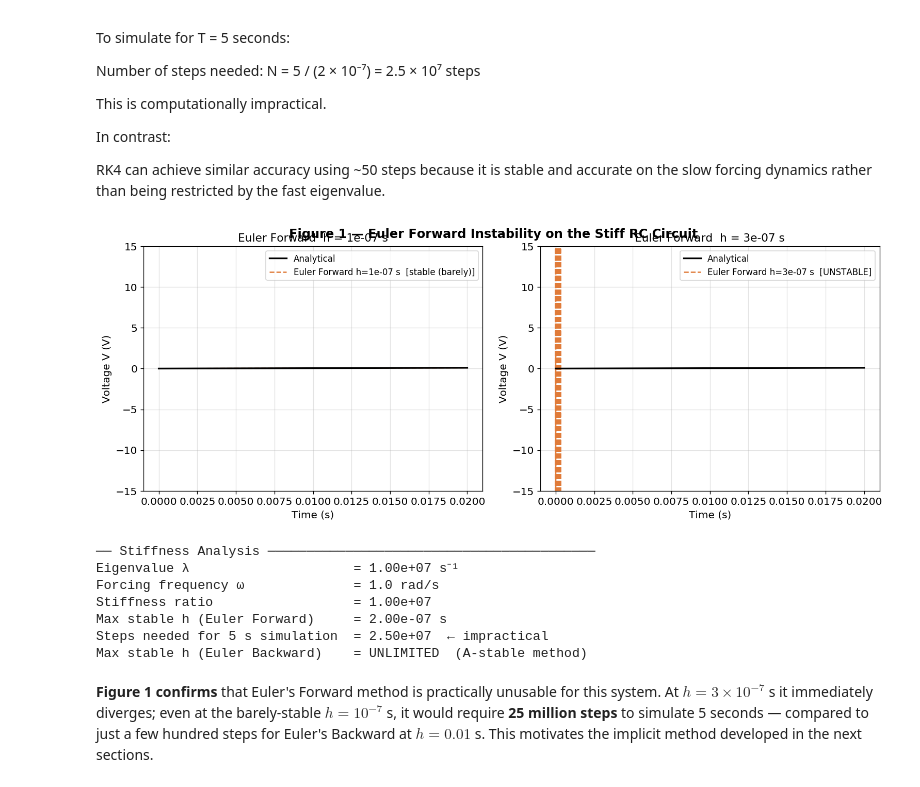
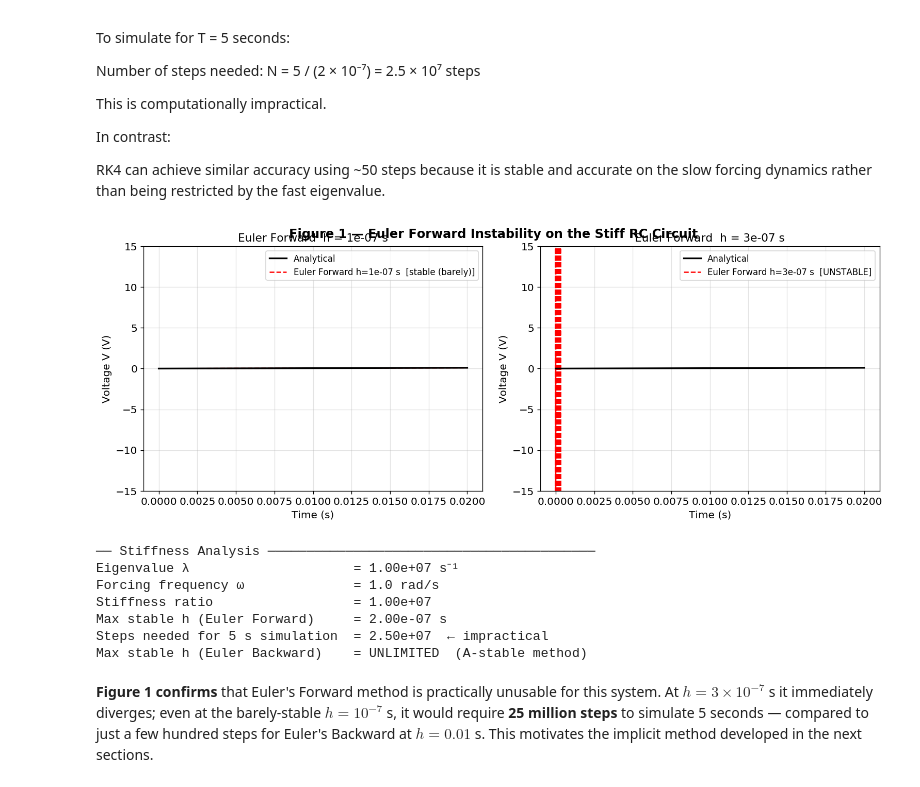
Before and after one commit to akshaymall/COE311K, a Jupyter notebook: Final Project/Mallireddy_Ramaakshay_COE311K_FinalProject.ipynb, the cells around one changed output. Saved outputs shown, nothing was run; the diff lists cells and outputs as text; code cells hidden in the pictures.

```diff
--- a/Final Project/Mallireddy_Ramaakshay_COE311K_FinalProject.ipynb
+++ b/Final Project/Mallireddy_Ramaakshay_COE311K_FinalProject.ipynb
@@ -816,49 +813,72 @@ def analytical_V(t):
 t_short = (0.0, 0.02)
 h_eu_stable   = 1e-7       # just inside stability boundary
 h_eu_unstable = 3e-7       # just outside — should blow up
 
 t_ref_s = np.linspace(*t_short, 10000)
 V_ref_s = analytical_V(t_ref_s)
 
 t_eu_s, V_eu_s   = euler_forward_scalar(rc_rhs, t_short, V0, h_eu_stable)
 t_eu_u, V_eu_u   = euler_forward_scalar(rc_rhs, t_short, V0, h_eu_unstable)
 
 fig, axes = plt.subplots(1, 2, figsize=(13, 5))
 fig.suptitle('Figure 1 — Euler Forward Instability on the Stiff RC Circuit', fontweight='bold')
 
-for ax, (te, Ve, h_val, stable_flag) in zip(
-        axes,
-        [(t_eu_s, V_eu_s, h_eu_stable, True),
-         (t_eu_u, V_eu_u, h_eu_unstable, False)]):
-    ax.plot(t_ref_s, V_ref_s, 'k-', lw=2, label='Analytical', zorder=5)
-    status = 'stable (barely)' if stable_flag else 'UNSTABLE'
-    ax.plot(te, np.clip(Ve, -20, 20), '--',
-            color='#e07b39', lw=1.5, label=f'Euler Forward h={h_val:.0e} s  [{status}]')
-    ax.set_xlabel('Time (s)')
-    ax.set_ylabel('Voltage V (V)')
-    ax.set_title(f'Euler Forward  h = {h_val:.0e} s')
-    ax.set_ylim(-15, 15)
-    ax.legend()
-    ax.grid(True, alpha=0.35)
+# --- First subplot (stable case) ---
+ax = axes[0]
+te = t_eu_s
+Ve = V_eu_s
+h_val = h_eu_stable
+stable_flag = True
+
+ax.plot(t_ref_s, V_ref_s, 'k-', lw=2, label='Analytical', zorder=5)
+status = 'stable (barely)' if stable_flag else 'UNSTABLE'
+ax.plot(te, np.clip(Ve, -20, 20), '--',
+        color='red', lw=1.5,
+        label=f'Euler Forward h={h_val:.0e} s  [{status}]')
+ax.set_xlabel('Time (s)')
+ax.set_ylabel('Voltage V (V)')
+ax.set_title(f'Euler Forward  h = {h_val:.0e} s')
+ax.set_ylim(-15, 15)
+ax.legend()
+ax.grid(True, alpha=0.35)
+
+
+# --- Second subplot (unstable case) ---
+ax = axes[1]
+te = t_eu_u
+Ve = V_eu_u
+h_val = h_eu_unstable
+stable_flag = False
+
+ax.plot(t_ref_s, V_ref_s, 'k-', lw=2, label='Analytical', zorder=5)
+status = 'stable (barely)' if stable_flag else 'UNSTABLE'
+ax.plot(te, np.clip(Ve, -20, 20), '--',
+        color='red', lw=1.5,
+        label=f'Euler Forward h={h_val:.0e} s  [{status}]')
+ax.set_xlabel('Time (s)')
+ax.set_ylabel('Voltage V (V)')
+ax.set_title(f'Euler Forward  h = {h_val:.0e} s')
+ax.set_ylim(-15, 15)
+ax.legend()
+ax.grid(True, alpha=0.35)
 
 plt.tight_layout()
-plt.savefig('fig1_stiffness_demo.png', bbox_inches='tight')
 plt.show()
 
 # ── Stiffness summary table ───────────────────────────────────────────────
 h_stable_euler = 2.0 / lam
 T_sim = t_span[1] - t_span[0]
 N_required = T_sim / h_stable_euler
 
 print("\n── Stiffness Analysis ──────────────────────────────────────────")
 print(f"Eigenvalue λ                     = {lam:.2e} s⁻¹")
 print(f"Forcing frequency ω              = {omega_s:.1f} rad/s")
 print(f"Stiffness ratio                  = {lam/omega_s:.2e}")
 print(f"Max stable h (Euler Forward)     = {h_stable_euler:.2e} s")
 print(f"Steps needed for 5 s simulation  = {N_required:.2e}  ← impractical")
 print(f"Max stable h (Euler Backward)    = UNLIMITED  (A-stable method)")
 # %% [output]
-[figure, old version]
+[figure, new version]
 ── Stiffness Analysis ──────────────────────────────────────────
 Eigenvalue λ                     = 1.00e+07 s⁻¹
 Forcing frequency ω              = 1.0 rad/s
```
Also changed, not shown: parts of 46 cells of this notebook, 1 other file.
